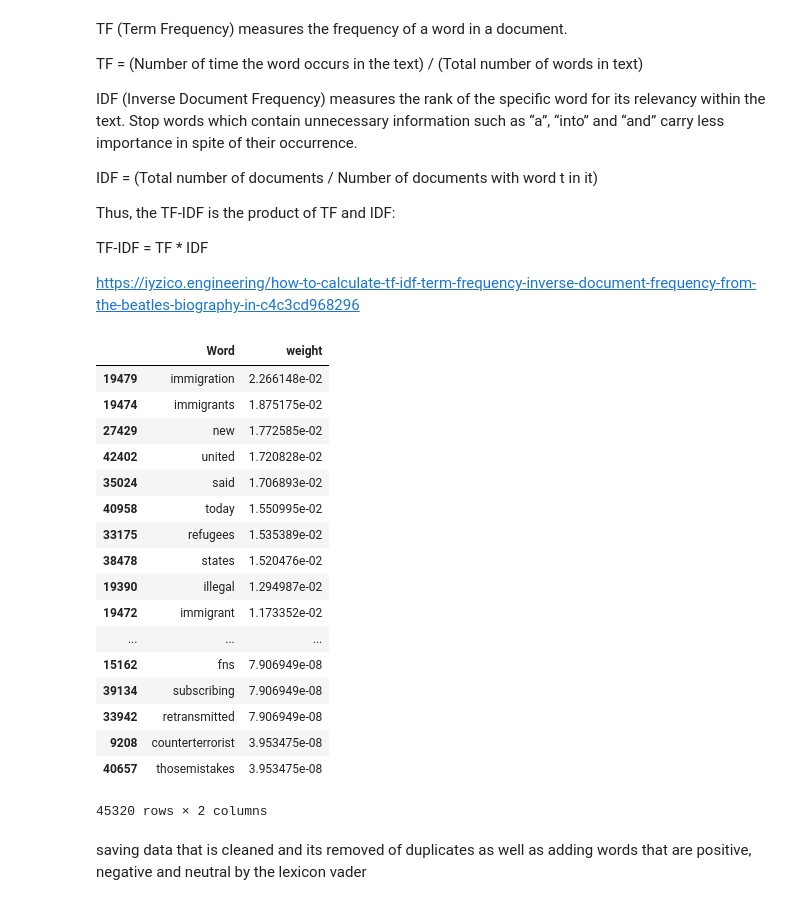
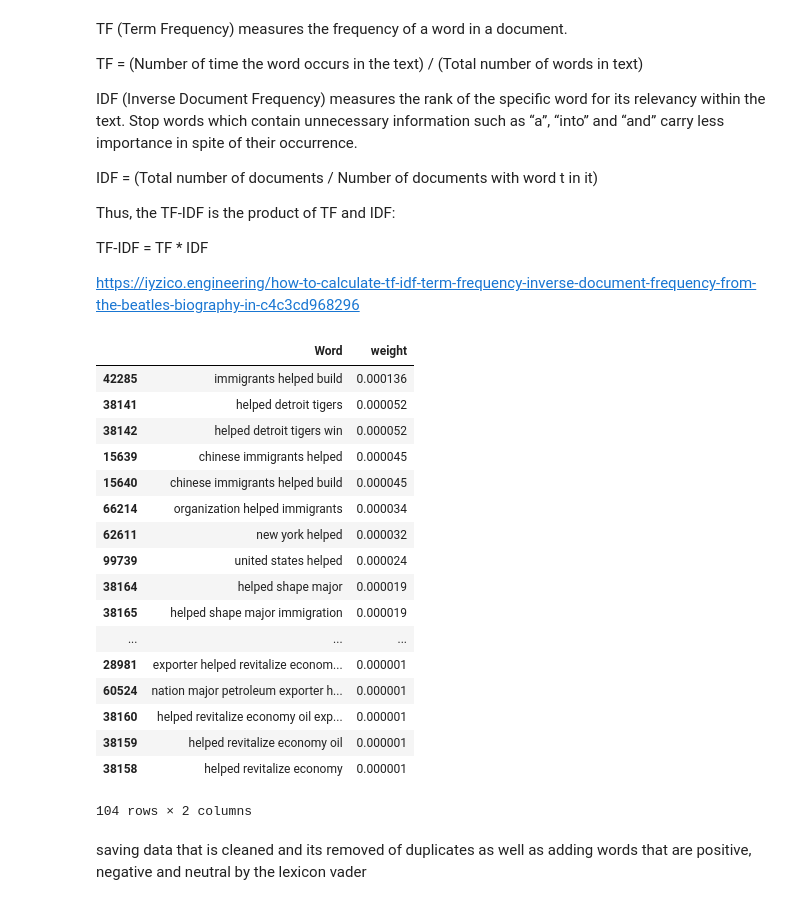
Before and after one commit to gcarvajal1222/Sentiment-Analysis-NYT-Immigration-Articles, a Jupyter notebook: NYT API python Sentiment Analysis.ipynb, the cells around one changed output. Cells and saved outputs as stored; diff of their text form; code cells hidden in the pictures.

```diff
--- a/NYT API python Sentiment Analysis.ipynb
+++ b/NYT API python Sentiment Analysis.ipynb
@@ -388,7 +486,7 @@ TF-IDF = TF * IDF
 
 https://iyzico.engineering/how-to-calculate-tf-idf-term-frequency-inverse-document-frequency-from-the-beatles-biography-in-c4c3cd968296
 # %%
-cvec = CountVectorizer( min_df=1, ngram_range=(1,1))
+cvec = CountVectorizer( min_df=2, ngram_range=(3,5))
 sf = cvec.fit_transform(df['cleanText'])
 # %%
 transformer = TfidfTransformer()
@@ -396,26 +494,28 @@ transformed_weights = transformer.fit_transform(sf)
 weights = np.asarray(transformed_weights.mean(axis=0)).ravel().tolist()
 weights_df = pd.DataFrame({'Word': cvec.get_feature_names(), 'weight': weights})
 # %%
-weights_df.sort_values(by='weight', ascending=False)
+n_gram_df=weights_df.sort_values(by='weight', ascending=False)
-# %% [output]
-|  | Word | weight |
-| 19479 | immigration | 2.266148e-02 |
-| 19474 | immigrants | 1.875175e-02 |
-| 27429 | new | 1.772585e-02 |
-| 42402 | united | 1.720828e-02 |
-| 35024 | said | 1.706893e-02 |
-| 40958 | today | 1.550995e-02 |
-| 33175 | refugees | 1.535389e-02 |
-| 38478 | states | 1.520476e-02 |
-| 19390 | illegal | 1.294987e-02 |
-| 19472 | immigrant | 1.173352e-02 |
-| ... | ... | ... |
-| 15162 | fns | 7.906949e-08 |
-| 39134 | subscribing | 7.906949e-08 |
-| 33942 | retransmitted | 7.906949e-08 |
-| 9208 | counterterrorist | 3.953475e-08 |
-| 40657 | thosemistakes | 3.953475e-08 |
-45320 rows × 2 columns
+# %%
+n_gram_df[n_gram_df['Word'].str.contains('helped', case=False)]
+# %% [output]
+|  | Word | weight |
+| 42285 | immigrants helped build | 0.000136 |
+| 38141 | helped detroit tigers | 0.000052 |
+| 38142 | helped detroit tigers win | 0.000052 |
+| 15639 | chinese immigrants helped | 0.000045 |
+| 15640 | chinese immigrants helped build | 0.000045 |
+| 66214 | organization helped immigrants | 0.000034 |
+| 62611 | new york helped | 0.000032 |
+| 99739 | united states helped | 0.000024 |
+| 38164 | helped shape major | 0.000019 |
+| 38165 | helped shape major immigration | 0.000019 |
+| ... | ... | ... |
+| 28981 | exporter helped revitalize econom... | 0.000001 |
+| 60524 | nation major petroleum exporter h... | 0.000001 |
+| 38160 | helped revitalize economy oil exp... | 0.000001 |
+| 38159 | helped revitalize economy oil | 0.000001 |
+| 38158 | helped revitalize economy | 0.000001 |
+104 rows × 2 columns
 # %% [markdown]
 saving data that is cleaned and its removed of duplicates as well as adding words that are positive, negative and neutral by the lexicon vader
 # %%
```
Also changed, not shown: parts of 24 cells of this notebook.
